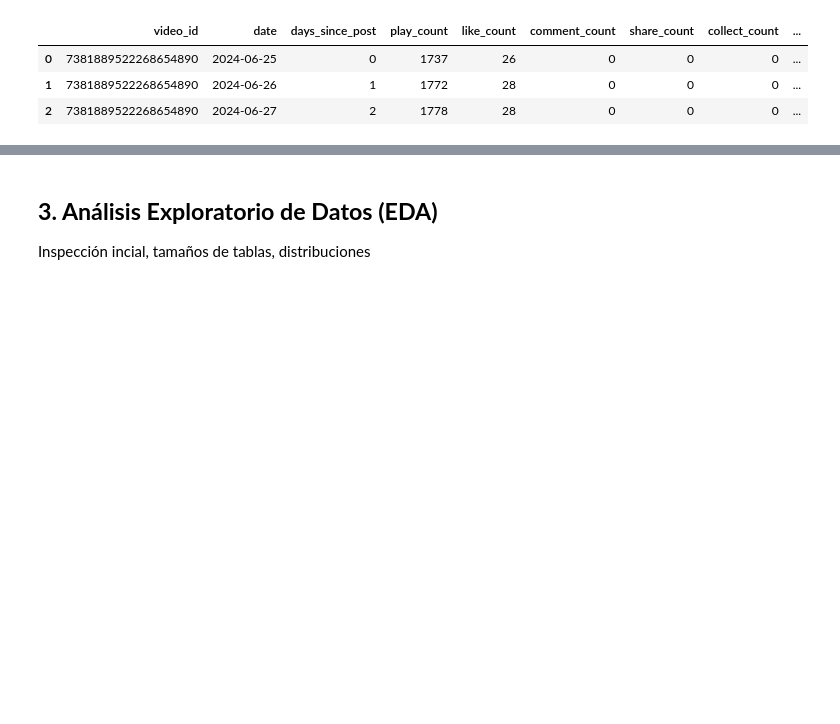
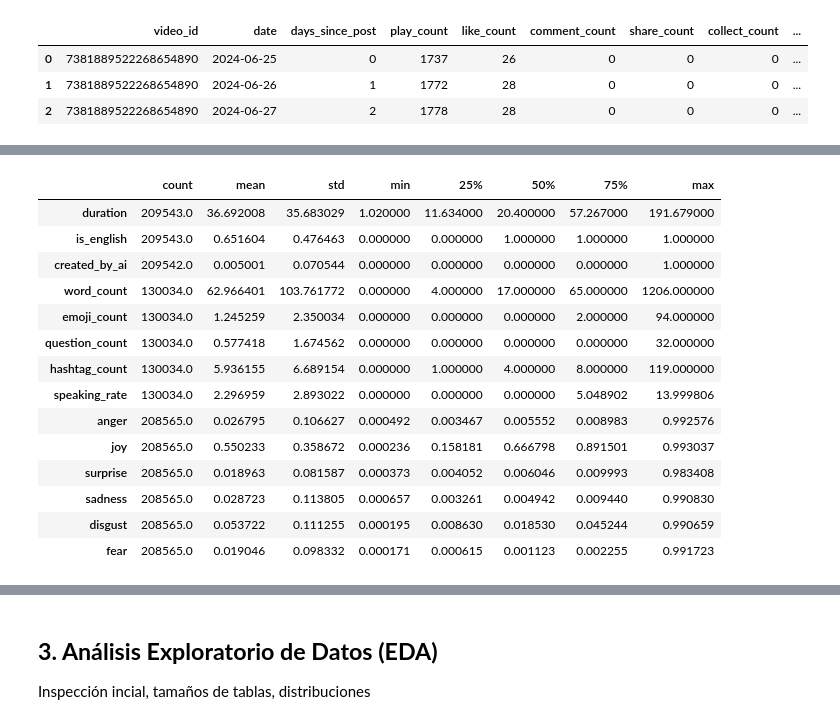
Before and after one commit to rocioph/TFM_Proyecto, a Jupyter notebook: Untitled.ipynb, the cells around one changed output, grey strips where cells are left out. Drawn from its saved outputs; the diff is of its cells as text; code cells hidden in the pictures; blank space fills up the shorter version.

```diff
--- a/Untitled.ipynb
+++ b/Untitled.ipynb
@@ -144,0 +396,18 @@ creator_df.head(3)
+# %%
+videos_df.describe().T
+# %% [output]
+|  | count | mean | std | min | 25% | 50% | 75% | max |
+| duration | 209543.0 | 36.692008 | 35.683029 | 1.020000 | 11.634000 | 20.400000 | 57.267000 | 191.679000 |
+| is_english | 209543.0 | 0.651604 | 0.476463 | 0.000000 | 0.000000 | 1.000000 | 1.000000 | 1.000000 |
+| created_by_ai | 209542.0 | 0.005001 | 0.070544 | 0.000000 | 0.000000 | 0.000000 | 0.000000 | 1.000000 |
+| word_count | 130034.0 | 62.966401 | 103.761772 | 0.000000 | 4.000000 | 17.000000 | 65.000000 | 1206.000000 |
+| emoji_count | 130034.0 | 1.245259 | 2.350034 | 0.000000 | 0.000000 | 0.000000 | 2.000000 | 94.000000 |
+| question_count | 130034.0 | 0.577418 | 1.674562 | 0.000000 | 0.000000 | 0.000000 | 0.000000 | 32.000000 |
+| hashtag_count | 130034.0 | 5.936155 | 6.689154 | 0.000000 | 1.000000 | 4.000000 | 8.000000 | 119.000000 |
+| speaking_rate | 130034.0 | 2.296959 | 2.893022 | 0.000000 | 0.000000 | 0.000000 | 5.048902 | 13.999806 |
+| anger | 208565.0 | 0.026795 | 0.106627 | 0.000492 | 0.003467 | 0.005552 | 0.008983 | 0.992576 |
+| joy | 208565.0 | 0.550233 | 0.358672 | 0.000236 | 0.158181 | 0.666798 | 0.891501 | 0.993037 |
+| surprise | 208565.0 | 0.018963 | 0.081587 | 0.000373 | 0.004052 | 0.006046 | 0.009993 | 0.983408 |
+| sadness | 208565.0 | 0.028723 | 0.113805 | 0.000657 | 0.003261 | 0.004942 | 0.009440 | 0.990830 |
+| disgust | 208565.0 | 0.053722 | 0.111255 | 0.000195 | 0.008630 | 0.018530 | 0.045244 | 0.990659 |
+| fear | 208565.0 | 0.019046 | 0.098332 | 0.000171 | 0.000615 | 0.001123 | 0.002255 | 0.991723 |
```
Also changed, not shown: parts of 44 cells of this notebook.
